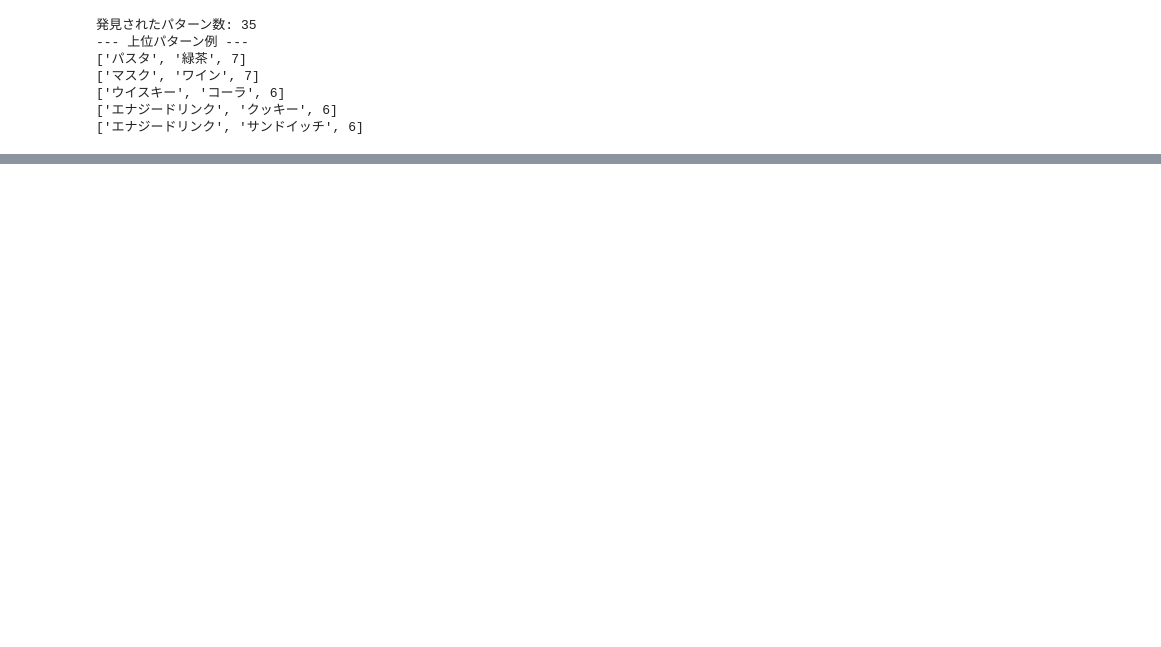
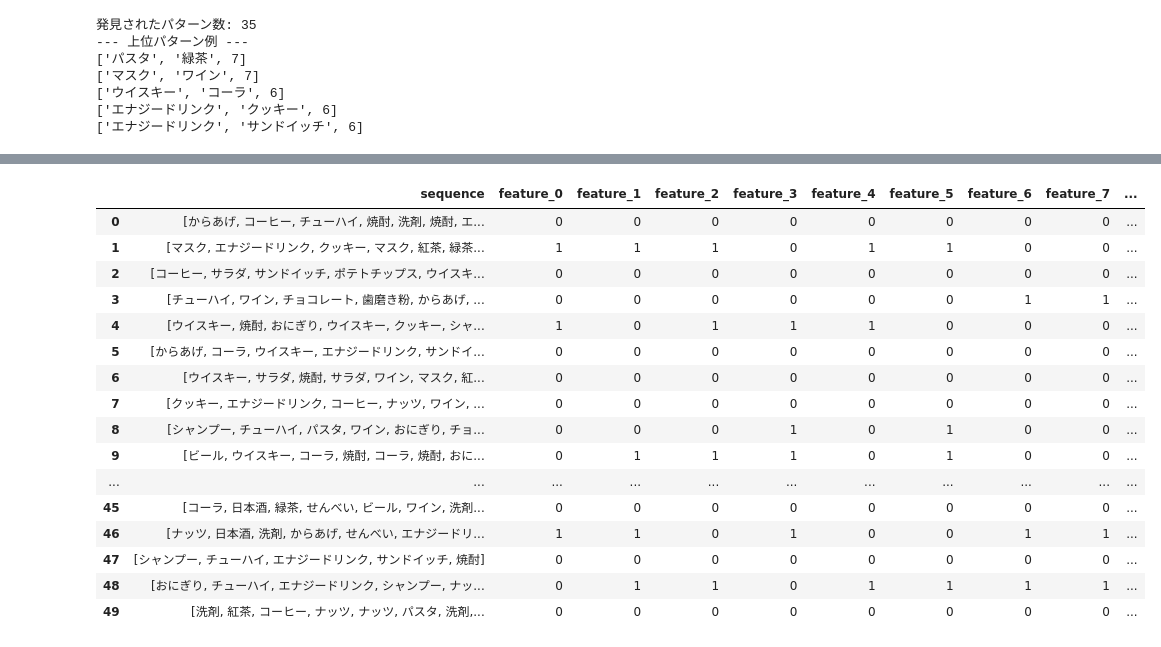
Before and after one commit to tomatoboy-hub/DSnotebook, a Jupyter notebook: seq2pat/seq2pat.ipynb, the cells around one changed output, grey strips where cells are left out. Cells and saved outputs as stored; diff of their text form; code cells hidden in the pictures; blank space fills up the shorter version.

```diff
--- a/seq2pat/seq2pat.ipynb
+++ b/seq2pat/seq2pat.ipynb
@@ -143,0 +256,66 @@ else:
+# %%
+from sequential.pat2feat import Pat2Feat # 特徴量生成器
+from sequential.dpm import dichotomic_pattern_mining, DichotomicAggregation # 2群比較マイニング
+
+# 1. データの準備（例としてラベルを適当に生成）
+# 実際には、ユーザーごとの離脱フラグ(0/1)を用意してください
+import random
+# sequences = [...] # 前のステップで作ったシーケンスデータ
+# y = [...] # 0:継続, 1:離脱 のリスト (sequencesと同じ長さ)
+
+# ここではデモ用にランダムにラベルを振ります
+y = [random.choice([0, 1]) for _ in range(len(sequences))]
+
+# 2. データを「継続群(Pos)」と「離脱群(Neg)」に分割
+sequences_pos = [seq for seq, label in zip(sequences, y) if label == 0] # 継続
+sequences_neg = [seq for seq, label in zip(sequences, y) if label == 1] # 離脱
+
+print(f"継続ユーザー数: {len(sequences_pos)}")
+print(f"離脱ユーザー数: {len(sequences_neg)}")
+
+# 3. それぞれでSeq2Patモデルを作成
+seq2pat_pos = Seq2Pat(sequences=sequences_pos)
+seq2pat_neg = Seq2Pat(sequences=sequences_neg)
+
+# ★ここがポイント！制約も入れられます
+# 「直近の動き」を見るためにGap制約などをここに入れてもOKです
+# seq2pat_neg.add_constraint(...)
+
+# 4. Dichotomic Pattern Mining (DPM) の実行
+# 「離脱者(Neg)には頻出(min=2)するが、継続者(Pos)にはあまり出ない」パターンを探すなど
+patterns = dichotomic_pattern_mining(
+    seq2pat_pos,
+    seq2pat_neg,
+    min_frequency_pos=4, # 継続者でも2人以上には出る
+    min_frequency_neg=4  # 離脱者でも2人以上には出る
+)
+
+# ユニークなパターン（どちらか一方に偏っているパターンなど）を統合して取得
+# DichotomicAggregation.union は「両方の群で見つかった特徴的なパターンの和集合」を取ります
+dpm_patterns = patterns[DichotomicAggregation.union]
+
+print(f"\n発見された識別パターン数: {len(dpm_patterns)}")
+print("--- 離脱/継続を分けるパターンの例 ---")
+for p in dpm_patterns[:5]:
+    print(p)
+
+# -----------------------------------------------------------
+# 5. Pat2Featで機械学習用データへ一発変換
+# -----------------------------------------------------------
+# これが「上手い使い方」の肝です。
+# 発見したパターンを使って、全データを0/1の特徴量行列に変換します。
+
+pat2feat = Pat2Feat()
+
+# 全データ（pos + neg）を結合して変換
+all_sequences = sequences_pos + sequences_neg
+all_labels = [0]*len(sequences_pos) + [1]*len(sequences_neg)
+
+# get_featuresを実行すると、One-Hotエンコーディングされた疎行列(CSR matrix)が返ってきます
+feature_matrix = pat2feat.get_features(
+    sequences=all_sequences,
+    patterns=dpm_patterns,
+    drop_pattern_frequency=False # Trueにすると0/1、Falseだと出現回数になる
+)
+feature_matrix
+# %% [output]
@@ -143,0 +332,17 @@ else:
+|  | sequence | feature_0 | feature_1 | feature_2 | feature_3 | feature_4 | feature_5 | feature_6 | feature_7 | ... |
+| 0 | [からあげ, コーヒー, チューハイ, 焼酎, 洗剤, 焼酎, エ... | 0 | 0 | 0 | 0 | 0 | 0 | 0 | 0 | ... |
+| 1 | [マスク, エナジードリンク, クッキー, マスク, 紅茶, 緑茶... | 1 | 1 | 1 | 0 | 1 | 1 | 0 | 0 | ... |
+| 2 | [コーヒー, サラダ, サンドイッチ, ポテトチップス, ウイスキ... | 0 | 0 | 0 | 0 | 0 | 0 | 0 | 0 | ... |
+| 3 | [チューハイ, ワイン, チョコレート, 歯磨き粉, からあげ, ... | 0 | 0 | 0 | 0 | 0 | 0 | 1 | 1 | ... |
+| 4 | [ウイスキー, 焼酎, おにぎり, ウイスキー, クッキー, シャ... | 1 | 0 | 1 | 1 | 1 | 0 | 0 | 0 | ... |
+| 5 | [からあげ, コーラ, ウイスキー, エナジードリンク, サンドイ... | 0 | 0 | 0 | 0 | 0 | 0 | 0 | 0 | ... |
+| 6 | [ウイスキー, サラダ, 焼酎, サラダ, ワイン, マスク, 紅... | 0 | 0 | 0 | 0 | 0 | 0 | 0 | 0 | ... |
+| 7 | [クッキー, エナジードリンク, コーヒー, ナッツ, ワイン, ... | 0 | 0 | 0 | 0 | 0 | 0 | 0 | 0 | ... |
+| 8 | [シャンプー, チューハイ, パスタ, ワイン, おにぎり, チョ... | 0 | 0 | 0 | 1 | 0 | 1 | 0 | 0 | ... |
+| 9 | [ビール, ウイスキー, コーラ, 焼酎, コーラ, 焼酎, おに... | 0 | 1 | 1 | 1 | 0 | 1 | 0 | 0 | ... |
+| ... | ... | ... | ... | ... | ... | ... | ... | ... | ... | ... |
+| 45 | [コーラ, 日本酒, 緑茶, せんべい, ビール, ワイン, 洗剤... | 0 | 0 | 0 | 0 | 0 | 0 | 0 | 0 | ... |
+| 46 | [ナッツ, 日本酒, 洗剤, からあげ, せんべい, エナジードリ... | 1 | 1 | 0 | 1 | 0 | 0 | 1 | 1 | ... |
+| 47 | [シャンプー, チューハイ, エナジードリンク, サンドイッチ, 焼酎] | 0 | 0 | 0 | 0 | 0 | 0 | 0 | 0 | ... |
+| 48 | [おにぎり, チューハイ, エナジードリンク, シャンプー, ナッ... | 0 | 1 | 1 | 0 | 1 | 1 | 1 | 1 | ... |
+| 49 | [洗剤, 紅茶, コーヒー, ナッツ, ナッツ, パスタ, 洗剤,... | 0 | 0 | 0 | 0 | 0 | 0 | 0 | 0 | ... |
```
Also changed, not shown: parts of 4 cells of this notebook, 1 other file.
